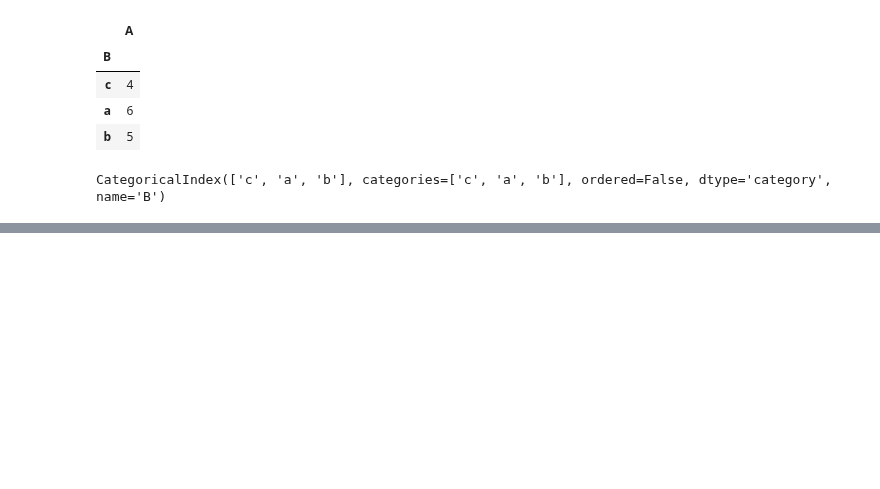
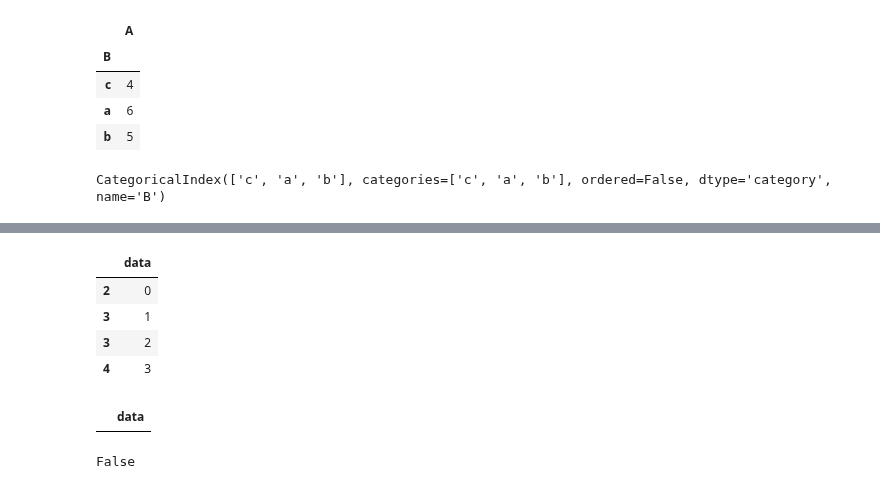
Before and after one commit to ilyak93/self-studying, a Jupyter notebook: DataEngineering/pandas/pandas_advanced_indexing.ipynb, the cells around one changed output, grey strips where cells are left out. Cells and saved outputs as stored; diff of their text form; code cells hidden in the pictures; blank space fills up the shorter version.

```diff
--- a/DataEngineering/pandas/pandas_advanced_indexing.ipynb
+++ b/DataEngineering/pandas/pandas_advanced_indexing.ipynb
@@ -1788,0 +1830,22 @@ IntervalIndex([(2018-01-01 00:00:00, 2018-01-20 08:00:00],
+# %%
+# no rows 0 or 1, but still returns rows 2, 3 (both of them), and 4:
+
+df.loc[0:4, :]
+# %% [output]
+|  | data |
+| 2 | 0 |
+| 3 | 1 |
+| 3 | 2 |
+| 4 | 3 |
+# %%
+# slice is are outside the index, so empty DataFrame is returned
+
+df.loc[13:15, :]
+# %% [output]
+|  | data |
+# %%
+df = pd.DataFrame(index=[2, 3, 1, 4, 3, 5], columns=["data"], data=list(range(6)))
+
+df.index.is_monotonic_increasing
+# %% [output]
+False
```
Also changed, not shown: parts of 108 cells of this notebook.
